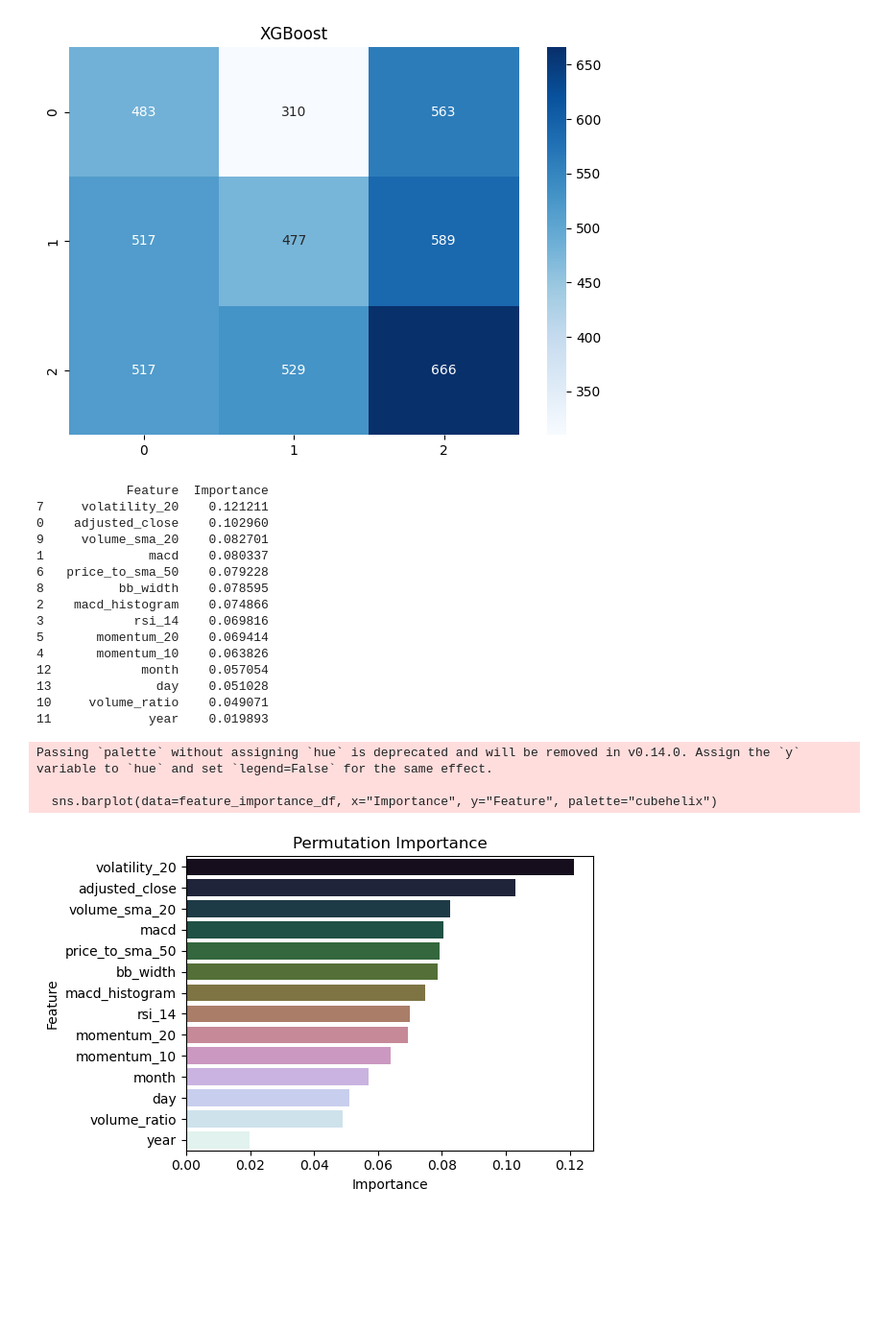
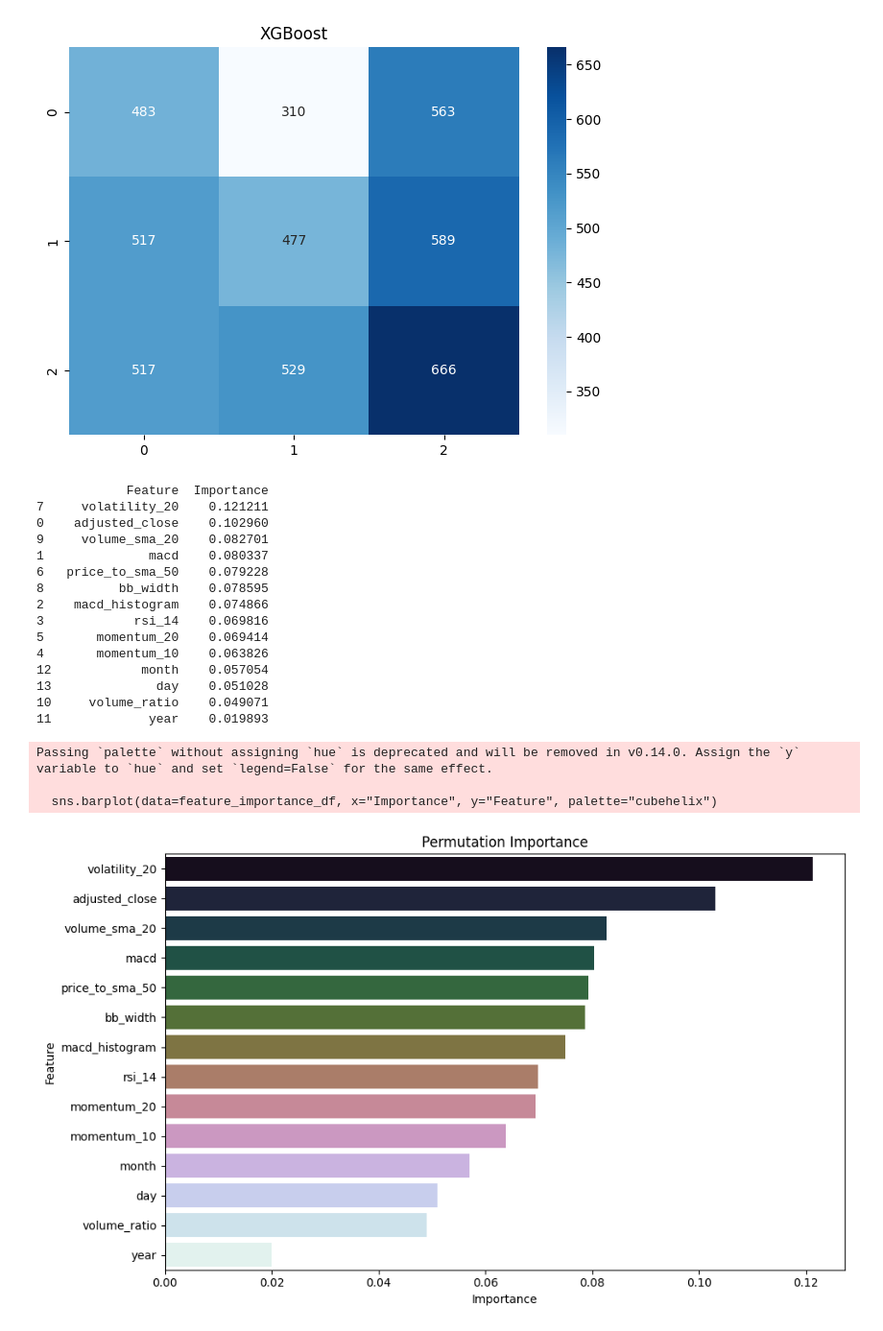
Before and after one commit to datascience-muhammad/Stock-analysis, a Jupyter notebook: Deliverables/notebooks/05_final_report_notebook.ipynb, the cells around one changed output. Shown at 96% size. Drawn from its saved outputs; the diff is of its cells as text; code cells hidden in the pictures; blank space fills up the shorter version.

```diff
--- a/Deliverables/notebooks/05_final_report_notebook.ipynb
+++ b/Deliverables/notebooks/05_final_report_notebook.ipynb
@@ -1232,8 +1269,11 @@ Name: count, dtype: float64
 from sklearn.linear_model import LogisticRegression
 from sklearn.metrics import classification_report, confusion_matrix, accuracy_score
 
-# Initializing the Model - Multiclass logistic regression (since there are more two classes of the target variable)
-model = LogisticRegression(max_iter=1000, multi_class='auto', class_weight='balanced')
+model = LogisticRegression(
+    max_iter=1000,
+    class_weight='balanced',
+    solver='saga'
+)
 # %%
 # Fitting the model on the train data
 model.fit(X_train_scaled, y_train_encoded)
@@ -1567,30 +1637,39 @@ XGBoost Classification Report:
 weighted avg       0.35      0.35      0.35      4651
 [figure]
 # %%
+# Feature Importance from the best Random Forest model
 importances = best_rf.feature_importances_
 
 features = X_train_scaled.columns
 
 feature_importance_df = pd.DataFrame({"Feature": features, "Importance": importances}).sort_values(by="Importance", ascending=False)
 
 print(feature_importance_df)
+
+plt.figure(figsize=(10,6))
+
+sns.barplot(data=feature_importance_df, x="Importance", y="Feature", palette="cubehelix")
+plt.title("Permutation Importance")
+
+plt.tight_layout()
+plt.show();
 # %% [output]
             Feature  Importance
 7     volatility_20    0.121211
 0    adjusted_close    0.102960
 9     volume_sma_20    0.082701
 1              macd    0.080337
 6   price_to_sma_50    0.079228
 8          bb_width    0.078595
 2    macd_histogram    0.074866
 3            rsi_14    0.069816
 5       momentum_20    0.069414
 4       momentum_10    0.063826
 12            month    0.057054
 13              day    0.051028
 10     volume_ratio    0.049071
 11             year    0.019893
 Passing `palette` without assigning `hue` is deprecated and will be removed in v0.14.0. Assign the `y` variable to `hue` and set `legend=False` for the same effect.
 
   sns.barplot(data=feature_importance_df, x="Importance", y="Feature", palette="cubehelix")
-[figure, old version]
+[figure, new version]
```
Also changed, not shown: parts of 29 cells of this notebook.
